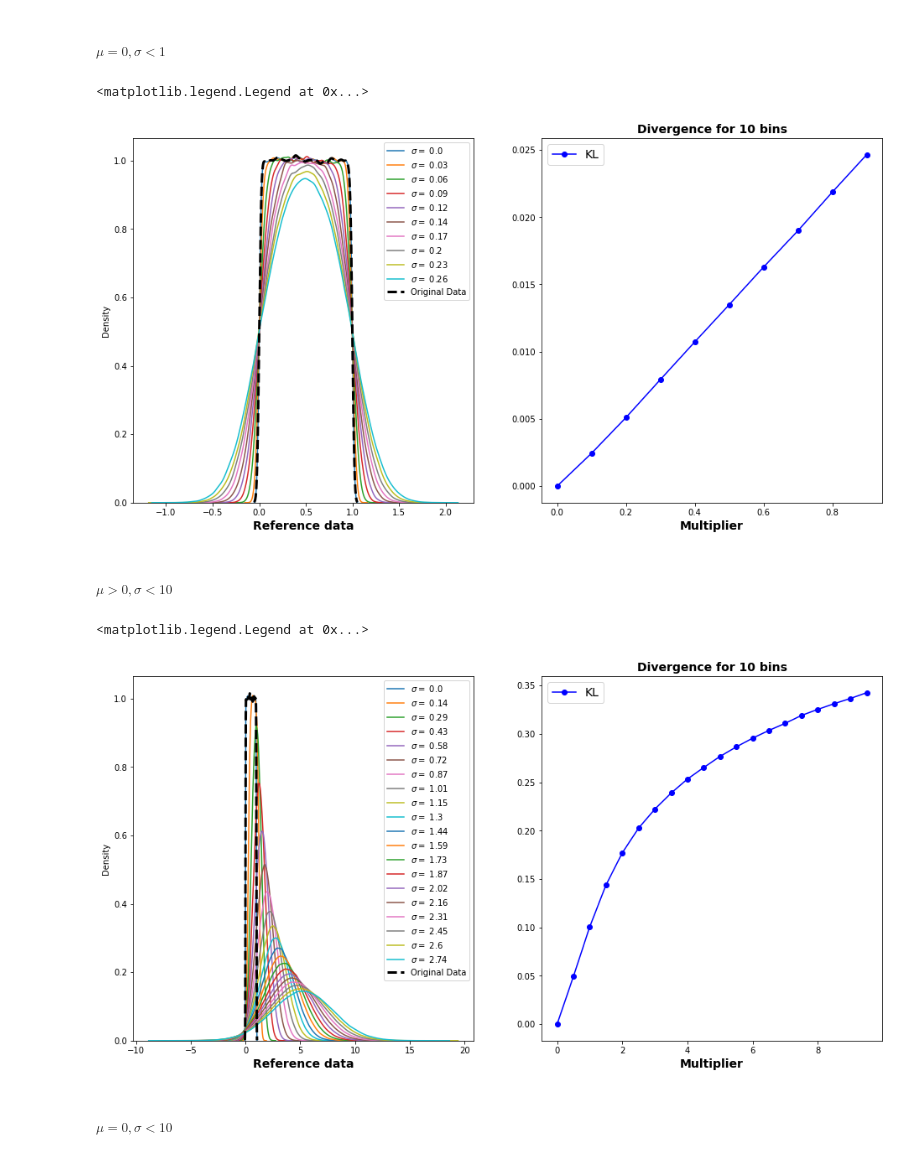
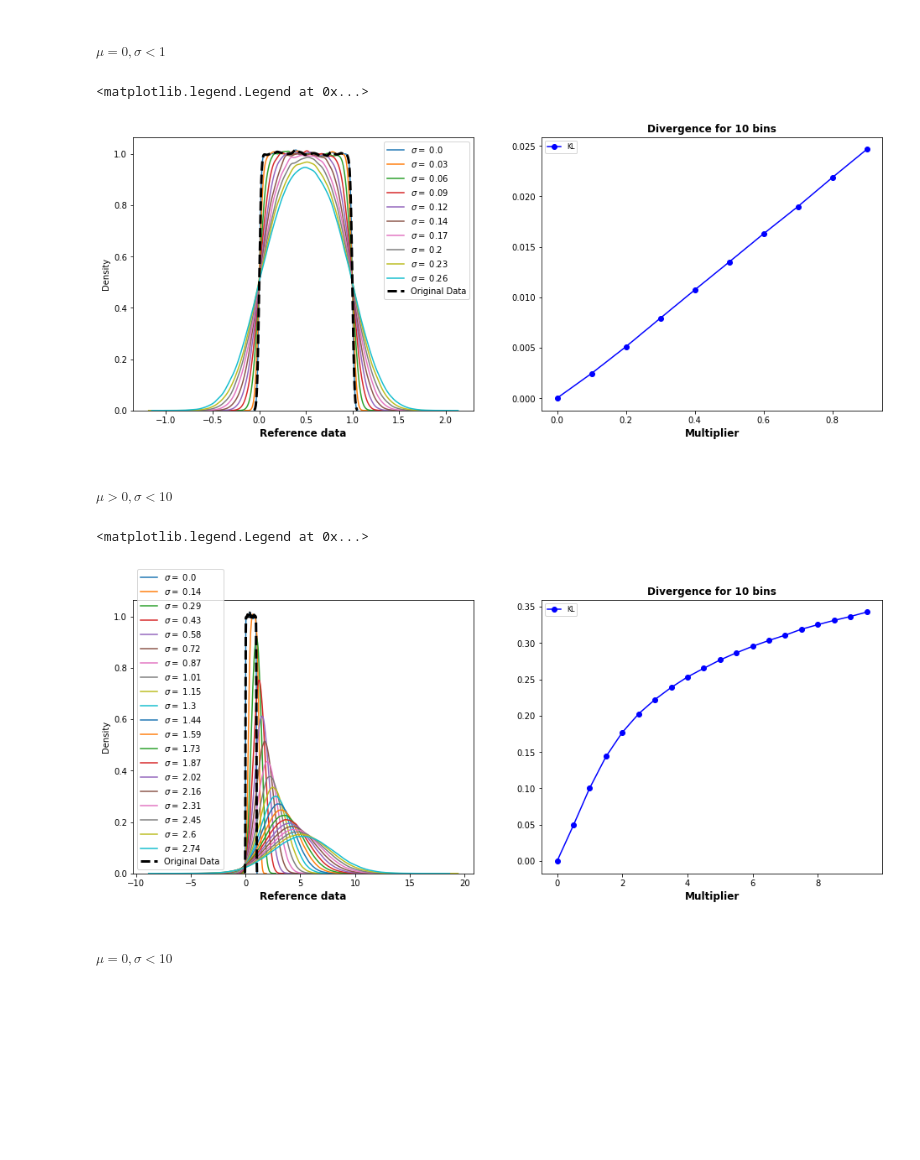
Before and after one commit to tdosreis/kl-divergence, a Jupyter notebook: kullback-leibler-divergence.ipynb, the cells around one changed output. Cells and saved outputs as stored; diff of their text form; code cells hidden in the pictures; blank space fills up the shorter version.

Commit message:
Fix plots

```diff
--- a/kullback-leibler-divergence.ipynb
+++ b/kullback-leibler-divergence.ipynb
@@ -78,7 +78,7 @@ n_bins = 10
 # %% [markdown]
 ##### $\mu = 0, \sigma < 1$
 # %%
-fig, ax = plt.subplots(1, 2, figsize=(16, 8))
+fig, ax = plt.subplots(1, 2, figsize=(16, 6))
 
 kl_divergence = []
 
@@ -86,42 +86,42 @@ multipliers = np.arange(0, 1, 0.1)
 
 for m in multipliers:
 
     noise = np.random.normal(0, sigma * m, size=pure.shape)
     pure = reference_data.copy()
     signal = pure + noise
     divergence = compute_kl_divergence(pure, signal, n_bins)
     kl_divergence.append(divergence/n_bins)
 
     sns.distplot(
         a=signal,
         ax=ax[0],
         hist=False,
         label=f'$\sigma=$ {round(sigma*m,2)}'
     )
 
 sns.distplot(
     a=pure,
     ax=ax[0],
     hist=False,
     label='Original Data',
     kde_kws={'linewidth':3.0,
              'linestyle':'--',
              'color':'black'}
 )
 
-ax[0].set_xlabel('Reference data', fontsize=14, weight='bold')
-ax[1].set_xlabel('Multiplier', fontsize=14, weight='bold')
+ax[0].set_xlabel('Reference data', fontsize=12, weight='bold')
+ax[1].set_xlabel('Multiplier', fontsize=12, weight='bold')
 ax[1].plot(multipliers, kl_divergence, 'b-o', label='KL')
-ax[1].legend(['KL'], fontsize=14)
-ax[1].set_title(f'Divergence for {n_bins} bins', fontsize=14, weight='bold')
+ax[1].legend(['KL'], fontsize=8)
+ax[1].set_title(f'Divergence for {n_bins} bins', fontsize=12, weight='bold')
 ax[0].legend()
 # %% [output]
 <matplotlib.legend.Legend at 0x...>
-[figure, old version]
+[figure, new version]
 # %% [markdown]
 ##### $\mu > 0, \sigma < 10$
 # %%
-fig, ax = plt.subplots(1, 2, figsize=(16, 8))
+fig, ax = plt.subplots(1, 2, figsize=(16, 6))
 
 kl_divergence = []
 
@@ -152,15 +152,15 @@ sns.distplot(
              'color':'black'}
 )
 
-ax[0].set_xlabel('Reference data', fontsize=14, weight='bold')
-ax[1].set_xlabel('Multiplier', fontsize=14, weight='bold')
+ax[0].set_xlabel('Reference data', fontsize=12, weight='bold')
+ax[1].set_xlabel('Multiplier', fontsize=12, weight='bold')
 ax[1].plot(multipliers, kl_divergence, 'b-o', label='KL')
-ax[1].legend(['KL'], fontsize=14)
-ax[1].set_title(f'Divergence for {n_bins} bins', fontsize=14, weight='bold')
+ax[1].legend(['KL'], fontsize=8)
+ax[1].set_title(f'Divergence for {n_bins} bins', fontsize=12, weight='bold')
 ax[0].legend()
 # %% [output]
 <matplotlib.legend.Legend at 0x...>
-[figure, old version]
+[figure, new version]
 # %% [markdown]
 ##### $\mu = 0, \sigma < 10$
 # %%
```
Also changed, not shown: parts of 6 cells of this notebook.
